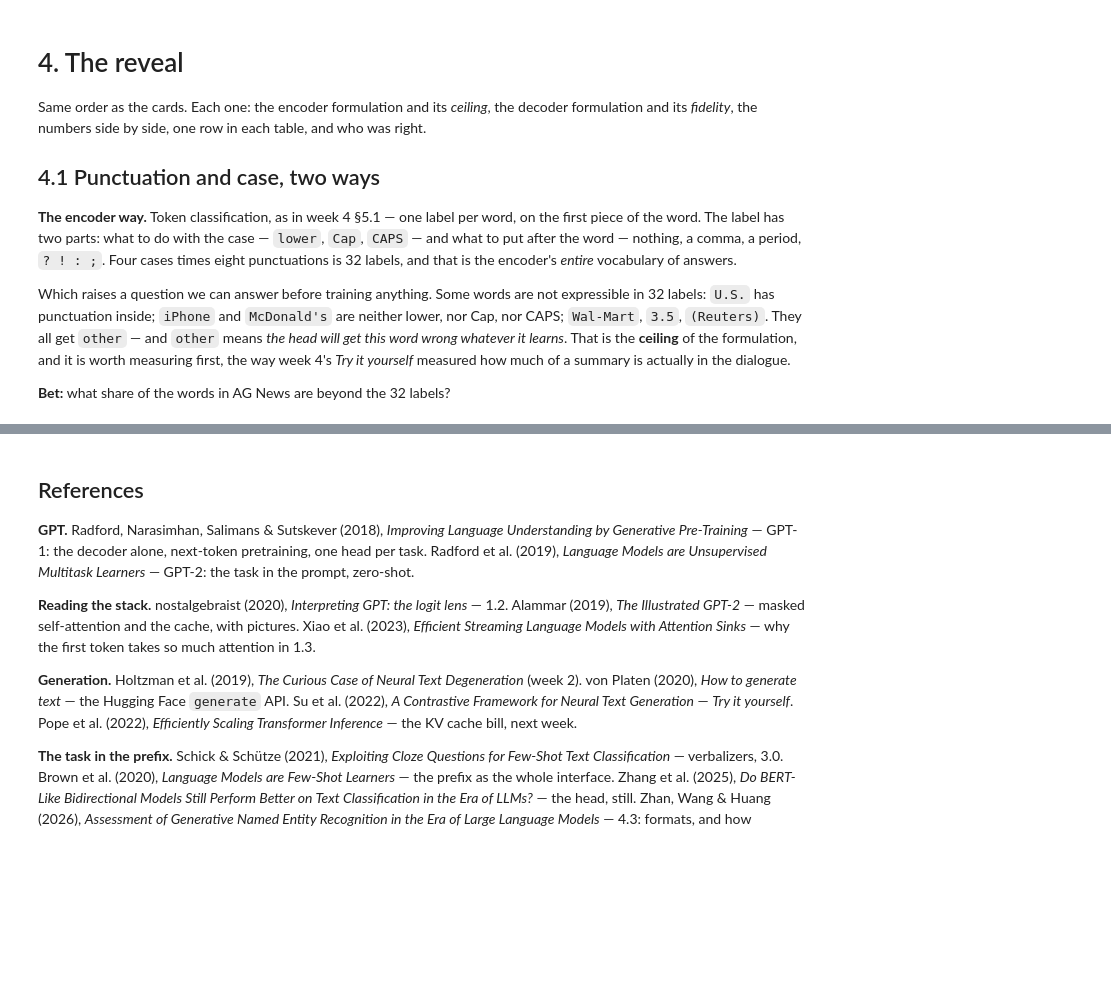
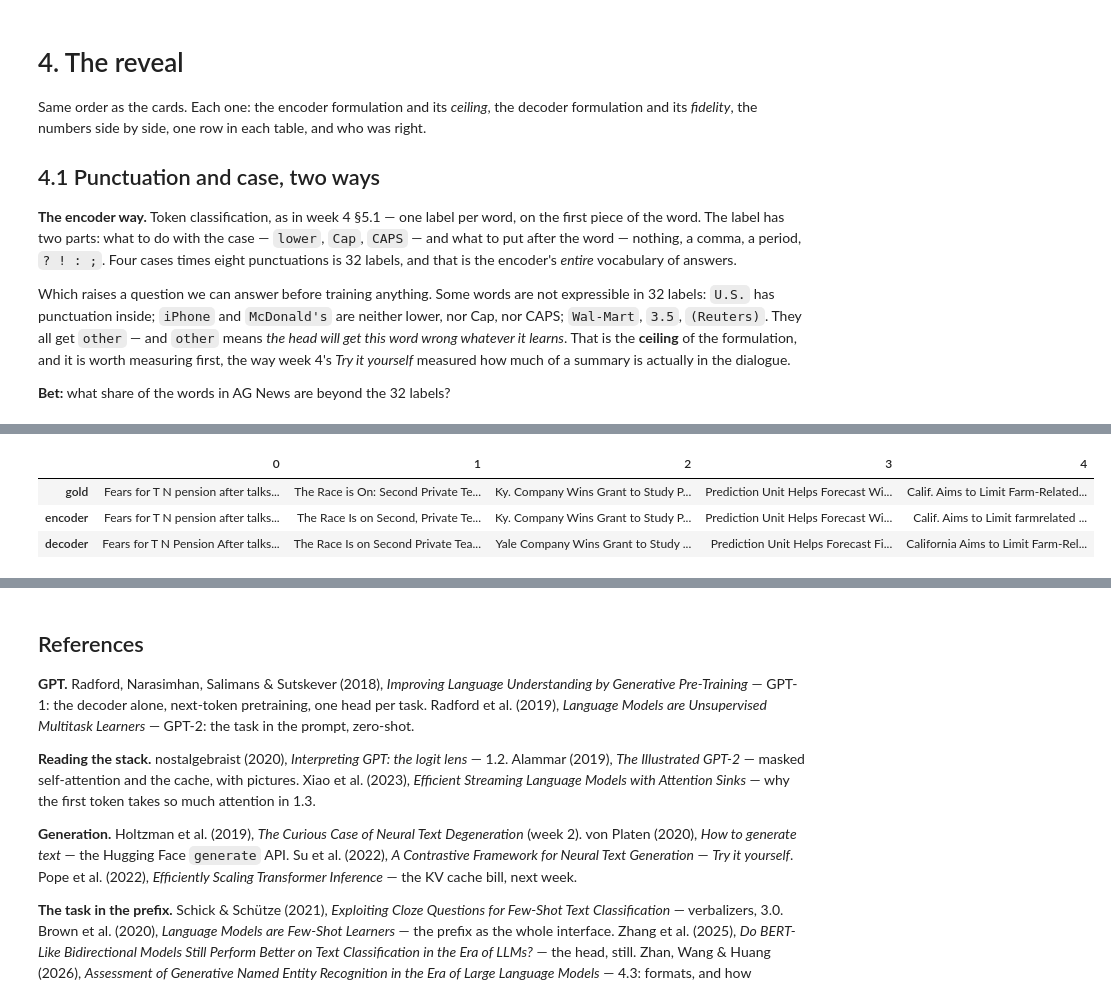
Before and after one commit to xufana/dsba_nlp, a Jupyter notebook: week05_decoder_only/week05_decoder_only.ipynb, the cells around one changed output, grey strips where cells are left out. Saved outputs shown, nothing was run; the diff lists cells and outputs as text; code cells hidden in the pictures; blank space fills up the shorter version.

```diff
--- a/week05_decoder_only/week05_decoder_only.ipynb
+++ b/week05_decoder_only/week05_decoder_only.ipynb
@@ -278,0 +324,17 @@ The two functions below are the whole toolkit. `generate` is greedy — when the
+# %%
+d = 64                                                        # one head of GPT-2
+
+
+def rotate(x, pos, base=10_000):
+    """RoPE on one vector: coordinate pair i turns by pos * theta_i, theta_i = base^(-2i/d)."""
+    a = pos * base ** (-2 * np.arange(d // 2) / d)
+    x1, x2 = x[0::2], x[1::2]
+    return np.stack([x1 * np.cos(a) - x2 * np.sin(a), x1 * np.sin(a) + x2 * np.cos(a)], 1).ravel()
+
+
+rng = np.random.default_rng(0)
+q, k = rng.standard_normal(d), rng.standard_normal(d)
+table = rng.standard_normal((1024, d))                        # a learned table like gpt2's wpe (random: the point is the arithmetic)
+for m, n in [(10, 3), (510, 503), (1000, 993)]:
+    print(f"q at {m:4d}, k at {n:3d}  (offset {m - n}):   learned table {(q + table[m]) @ (k + table[n]):8.2f}    RoPE {rotate(q, m) @ rotate(k, n):8.4f}")
+print("RoPE, the same pair at offsets 0..8:", np.round([rotate(q, m) @ rotate(k, 0) for m in range(9)], 2))
@@ -711,7 +1008,11 @@ pd.concat({key: pd.DataFrame({"words": enc[key]["words"], "encoder": enc[key]["a
 # %%
 demo = punct["demo"][:5]
-live_out = generate(punct_live, tokenizer, [d["input"] + " =>" for d in demo], max_new_tokens=120)
-pd.DataFrame([{"gold": d["gold"], "encoder": d["encoder"], "decoder (full)": d["decoder"], f"decoder (live, {N_LIVE:,} pairs)": o} for d, o in zip(demo, live_out)]).T
+pd.DataFrame([{"gold": d["gold"], "encoder": d["encoder"], "decoder": d["decoder"]} for d in demo]).T
+# %% [output]
+|  | 0 | 1 | 2 | 3 | 4 |
+| gold | Fears for T N pension after talks... | The Race is On: Second Private Te... | Ky. Company Wins Grant to Study P... | Prediction Unit Helps Forecast Wi... | Calif. Aims to Limit Farm-Related... |
+| encoder | Fears for T N pension after talks... | The Race Is on Second, Private Te... | Ky. Company Wins Grant to Study P... | Prediction Unit Helps Forecast Wi... | Calif. Aims to Limit farmrelated ... |
+| decoder | Fears for T N Pension After talks... | The Race Is on Second Private Tea... | Yale Company Wins Grant to Study ... | Prediction Unit Helps Forecast Fi... | California Aims to Limit Farm-Rel... |
 # %%
 record_cost("punctuation + case", "encoder, 32-label head", 1, "L", 0, enc["ms_per_1000"], enc["accuracy"], f"{punct['device']}; ceiling {punct['ceiling']['unexpressible']:.1%}")
 record_cost("punctuation + case", "decoder, transformer", "T_out ≈ L", "2 L", "L", dec["ms_per_1000"], dec["accuracy"], f"{punct['device']}; changed {dec['changed']:.1%}")
```
Also changed, not shown: parts of 67 cells of this notebook, 42 other files.
